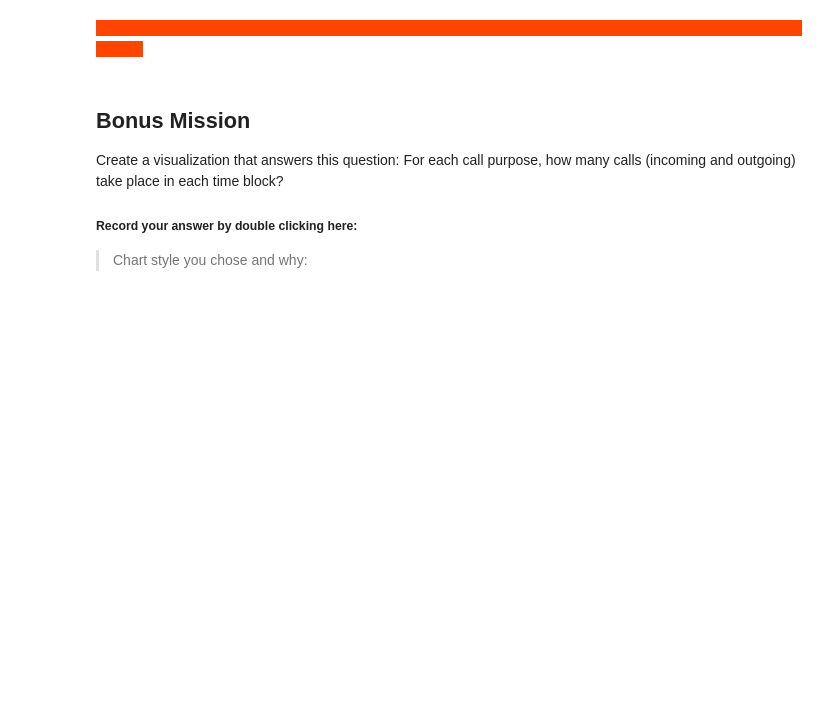
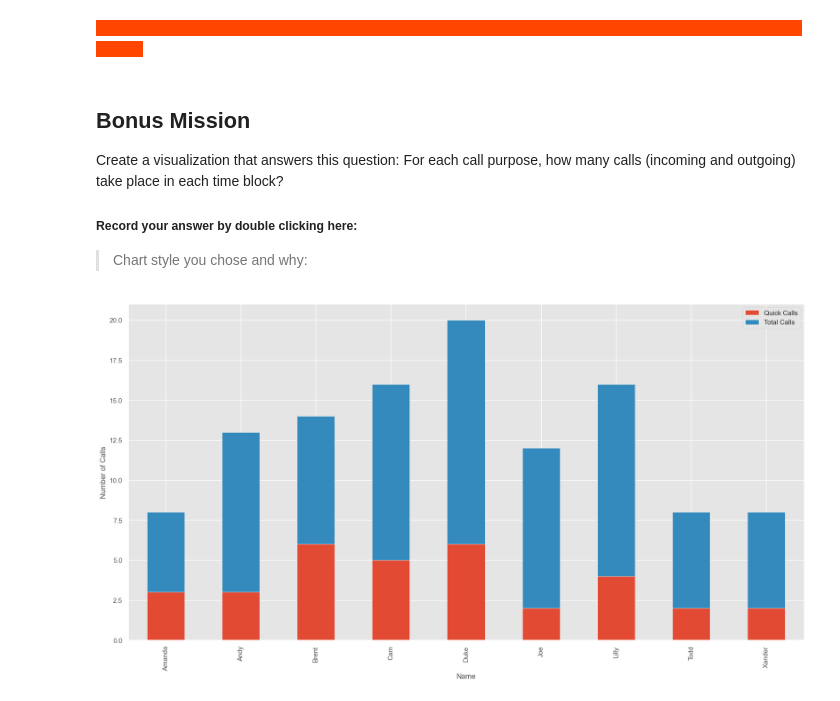
Before and after one commit to MizLizz/call-center-cleanup-assignment, a Jupyter notebook: Liz_Call_Center_Cleanup.ipynb, the cells around one changed output. Cells and saved outputs as stored; diff of their text form; code cells hidden in the pictures; blank space fills up the shorter version.

```diff
--- a/Liz_Call_Center_Cleanup.ipynb
+++ b/Liz_Call_Center_Cleanup.ipynb
@@ -654,6 +679,32 @@ Create a visualization that answers this question: For each call purpose, how ma
 ##### Record your answer by double clicking here:
 
 > Chart style you chose and why:
+# %%
+
+#I accidentally made a table where I compare the number of quick calls to the number of
+#calls answered after the 2 second timeframe. It's a stacked table and I think
+#it looks pretty snazzy.
+
+sl_calls={
+    "Amanda": [3,5],
+"Andy": [3,10],
+"Brent" :  [6,8],
+"Cam":  [5, 11],
+"Duke": [6,14],
+"Joe":  [2,10],
+"Lilly": [4,12],
+"Todd":  [2,6],
+"Xander":  [2,6]
+}
+
+vis_two_df = pd.DataFrame(sl_calls).T
+vis_two_df.plot.bar(stacked=True)
+plt.xlabel("Name")
+plt.ylabel("Number of Calls")
+plt.legend(["Quick Calls", "Total Calls"])
+plt.show()
+# %% [output]
+[figure, added]
 # %%
 # Create your Bonus Mission visualization here!
 call_times = df[["Time Block", "Call Purpose", "Incoming or Outgoing", "Calls"]]
```
Also changed, not shown: parts of 16 cells of this notebook.
